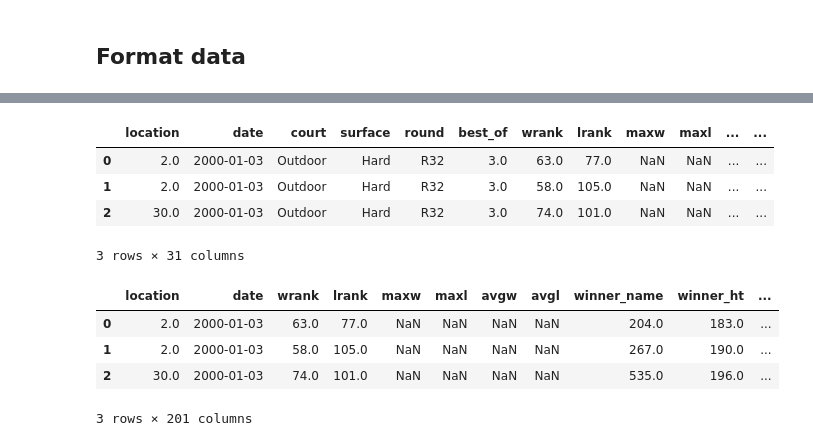
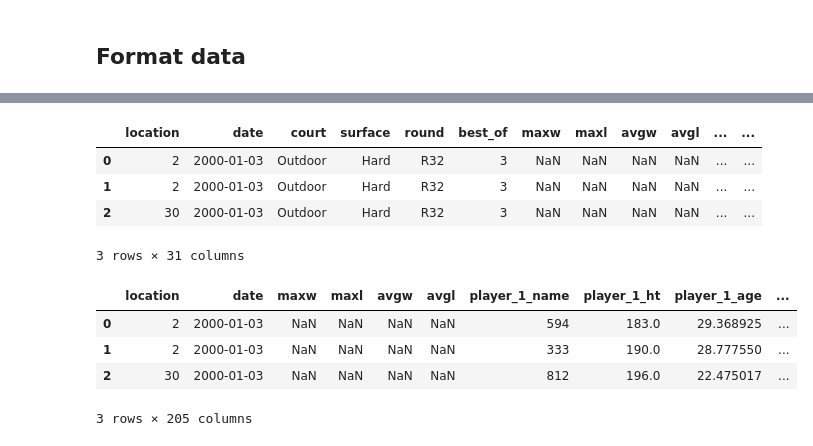
Before and after one commit to Shakhtery/data-mining, a Jupyter notebook: Data_Preparation.ipynb, the cells around one changed output, grey strips where cells are left out. Cells and saved outputs as stored; diff of their text form; code cells hidden in the pictures.

Commit message:
Fixed bug with NaN. Made a winner/loser permutation

```diff
--- a/Data_Preparation.ipynb
+++ b/Data_Preparation.ipynb
@@ -632,0 +669,29 @@ merged
+# %%
+# Permutate winner and loser columns to prevent correlation between target value
+
+winner_cols = ["winner_name", "winner_hand", "winner_ht", "winner_ioc", "winner_age", "winner_rank"]
+loser_cols = ["loser_name", "loser_hand", "loser_ht", "loser_ioc", "loser_age", "loser_rank"]
+permutate_cols = winner_cols + loser_cols + ["player_1_won", "player_2_won"]
+
+# Function to permutate
+def permutate(x):
+    winner_info = list(x[winner_cols])
+    loser_info = list(x[loser_cols])
+
+    rand = np.random.uniform(0, 1)
+
+    if rand < 0.5:
+        return pd.Series(winner_info + loser_info + [1, 0])
+    else:
+        return pd.Series(loser_info + winner_info + [0, 1])
+
+merged[permutate_cols] = merged[winner_cols+loser_cols].apply(lambda x: permutate(x), axis=1)
+
+rename_dict = {}
+for winner_label in winner_cols:
+    rename_dict[winner_label] = winner_label.replace('winner', 'player_1')
+
+for loser_label in loser_cols:
+    rename_dict[loser_label] = loser_label.replace('loser', 'player_2')
+
+merged = merged.rename(columns=rename_dict)
@@ -659,7 +739,7 @@ merged.to_csv("Data/final_data_raw.csv")
 # Location, winner_name/loser_name encode
 
 merged["location"] = merged["location"].astype('category').cat.codes
-merged["winner_name"] = merged["winner_name"].astype('category').cat.codes
-merged["loser_name"] = merged["loser_name"].astype('category').cat.codes
+merged["player_1_name"] = merged["player_1_name"].astype('category').cat.codes
+merged["player_1_name"] = merged["player_2_name"].astype('category').cat.codes
 merged.head(3)
 # %% [output]
@@ -678,35 +774,36 @@ merged["month"] = merged["date"].apply(lambda x: x.month)
 merged["day"] = merged["date"].apply(lambda x: x.day)
 
 cyclical = CyclicalTransformer(variables=None, drop_original=True)
-merged = pd.concat([merged, cyclical.fit_transform(merged[["year", "month", "day"]])])
+merged = pd.concat([merged, cyclical.fit_transform(merged[["year", "month", "day"]])], axis=1)
 merged = merged.drop(["year", "month", "day"], axis=1)
 merged.head(3)
 # %% [output]
-|  | location | date | court | surface | round | best_of | wrank | lrank | maxw | maxl | ... | ... |
-| 0 | 2.0 | 2000-01-03 | Outdoor | Hard | R32 | 3.0 | 63.0 | 77.0 | NaN | NaN | ... | ... |
-| 1 | 2.0 | 2000-01-03 | Outdoor | Hard | R32 | 3.0 | 58.0 | 105.0 | NaN | NaN | ... | ... |
-| 2 | 30.0 | 2000-01-03 | Outdoor | Hard | R32 | 3.0 | 74.0 | 101.0 | NaN | NaN | ... | ... |
+|  | location | date | court | surface | round | best_of | maxw | maxl | avgw | avgl | ... | ... |
+| 0 | 2 | 2000-01-03 | Outdoor | Hard | R32 | 3 | NaN | NaN | NaN | NaN | ... | ... |
+| 1 | 2 | 2000-01-03 | Outdoor | Hard | R32 | 3 | NaN | NaN | NaN | NaN | ... | ... |
+| 2 | 30 | 2000-01-03 | Outdoor | Hard | R32 | 3 | NaN | NaN | NaN | NaN | ... | ... |
 3 rows × 31 columns
 # %%
 # One-hot encoding
 # Court, surface, round, best_of, tourney_level, winner_hand/loser_hand, winner_ioc/loser_ioc encoding
 
 merged = pd.concat([merged, pd.get_dummies(merged["court"])], axis=1).drop("court", axis=1)
 merged = pd.concat([merged, pd.get_dummies(merged["surface"])], axis=1).drop("surface", axis=1)
 merged = pd.concat([merged, pd.get_dummies(merged["round"])], axis=1).drop("round", axis=1)
 merged = pd.concat([merged, pd.get_dummies(merged["best_of"])], axis=1).drop("best_of", axis=1)
 merged = pd.concat([merged, pd.get_dummies(merged["tourney_level"])], axis=1).drop("tourney_level", axis=1)
-merged = pd.concat([merged, pd.get_dummies(merged["winner_hand"])], axis=1).drop("winner_hand", axis=1)
-merged = pd.concat([merged, pd.get_dummies(merged["loser_hand"])], axis=1).drop("loser_hand", axis=1)
-merged = pd.concat([merged, pd.get_dummies(merged["winner_ioc"])], axis=1).drop("winner_ioc", axis=1)
-merged = pd.concat([merged, pd.get_dummies(merged["loser_ioc"])], axis=1).drop("loser_ioc", axis=1)
+
+merged = pd.concat([merged, pd.get_dummies(merged["player_1_hand"])], axis=1).drop("player_1_hand", axis=1)
+merged = pd.concat([merged, pd.get_dummies(merged["player_2_hand"])], axis=1).drop("player_2_hand", axis=1)
+merged = pd.concat([merged, pd.get_dummies(merged["player_1_ioc"])], axis=1).drop("player_1_ioc", axis=1)
+merged = pd.concat([merged, pd.get_dummies(merged["player_2_ioc"])], axis=1).drop("player_2_ioc", axis=1)
 merged.head(3)
 # %% [output]
-|  | location | date | wrank | lrank | maxw | maxl | avgw | avgl | winner_name | winner_ht | ... |
-| 0 | 2.0 | 2000-01-03 | 63.0 | 77.0 | NaN | NaN | NaN | NaN | 204.0 | 183.0 | ... |
-| 1 | 2.0 | 2000-01-03 | 58.0 | 105.0 | NaN | NaN | NaN | NaN | 267.0 | 190.0 | ... |
-| 2 | 30.0 | 2000-01-03 | 74.0 | 101.0 | NaN | NaN | NaN | NaN | 535.0 | 196.0 | ... |
+|  | location | date | maxw | maxl | avgw | avgl | player_1_name | player_1_ht | player_1_age | ... |
+| 0 | 2 | 2000-01-03 | NaN | NaN | NaN | NaN | 594 | 183.0 | 29.368925 | ... |
+| 1 | 2 | 2000-01-03 | NaN | NaN | NaN | NaN | 333 | 190.0 | 28.777550 | ... |
+| 2 | 30 | 2000-01-03 | NaN | NaN | NaN | NaN | 812 | 196.0 | 22.475017 | ... |
-3 rows × 201 columns
+3 rows × 205 columns
 # %%
 # Standard Scaling
 # wrank/lrank, winner_ht/loser_ht, winner_age/loser_age scale
```
Also changed, not shown: parts of 11 cells of this notebook, 2 other files.
